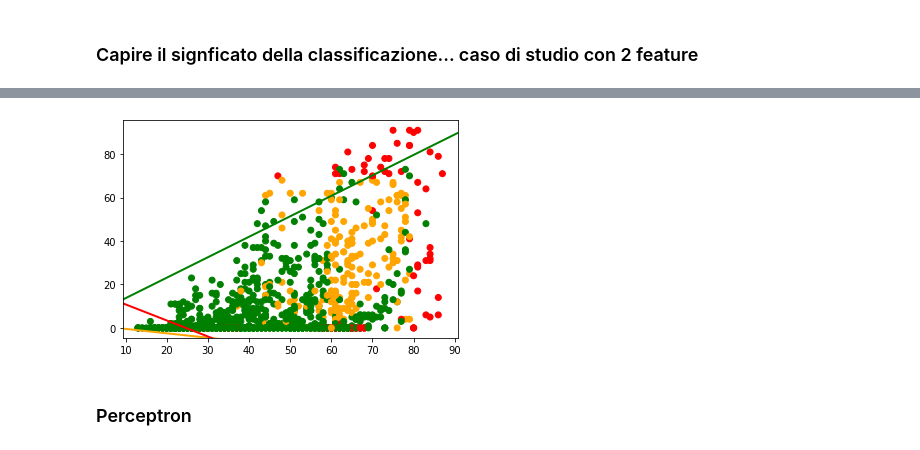
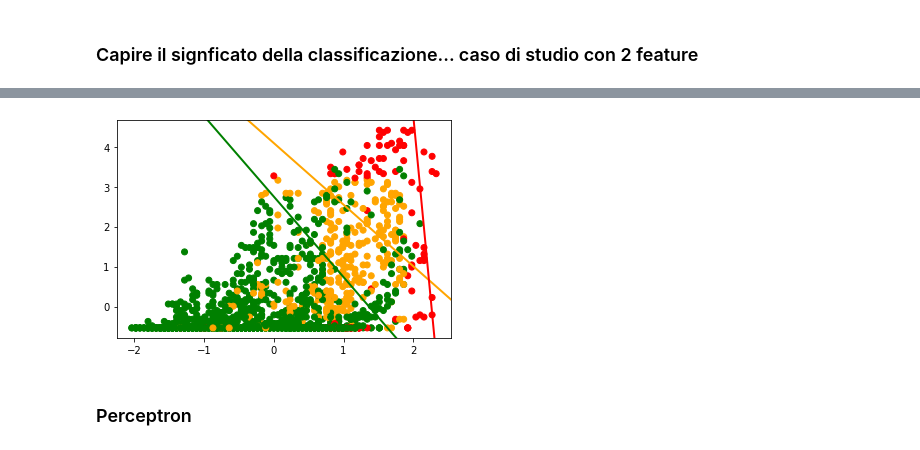
Before and after one commit to tassiluca/dia-project, a Jupyter notebook: fetal_health_classification.ipynb, the cells around one changed output, grey strips where cells are left out. Drawn from its saved outputs; the diff is of its cells as text; code cells hidden in the pictures.

```diff
--- a/fetal_health_classification.ipynb
+++ b/fetal_health_classification.ipynb
@@ -295,0 +324,3 @@ array([ 1.70221702, -0.52488115, -1.17733588])
+# %%
+scaler = StandardScaler()
+X_2f = scaler.fit_transform(X_2f)
@@ -295,0 +332,4 @@ array([ 1.70221702, -0.52488115, -1.17733588])
+# %%
+model = LogisticRegression(C=1, multi_class="ovr",
+    solver="saga",random_state=42)
+model.fit(X_2f, y_2f)
@@ -296,4 +338,3 @@ array([ 1.70221702, -0.52488115, -1.17733588])
 # %%
 def separator_2d(model, x1, n=0):
-    return -x1 * model.best_estimator_[-1].coef_[n, 0] - \
-        model.best_estimator_[-1].intercept_[n] / model.best_estimator_[-1].coef_[n, 1]
+    return -x1*model.coef_[n, 0]/model.coef_[n, 1] - model.intercept_[n]/model.coef_[n, 1]
@@ -316,13 +341,13 @@ X2f_train
 # %%
-plt.scatter(*X2f_train.values.T, c=y2f_train.map(diagnosis_color_map))
+plt.scatter(*X_2f.T, c=y_2f.map(diagnosis_color_map))
 xlim, ylim = plt.xlim(), plt.ylim()
-for n, c in enumerate(m.classes_):
+for n, c in enumerate(model.classes_):
     sep_x = np.linspace(*xlim, 2)
-    sep_y = separator_2d(m, sep_x, n)
+    sep_y = separator_2d(model, sep_x, n)
     plt.plot(sep_x, sep_y, c=diagnosis_color_map[c], linewidth=2)
 plt.xlim(xlim); plt.ylim(ylim);
 # %% [output]
-[figure, old version]
+[figure, new version]
 # %% [markdown]
 ### Perceptron
 # %%
```
Also changed, not shown: parts of 44 cells of this notebook.
